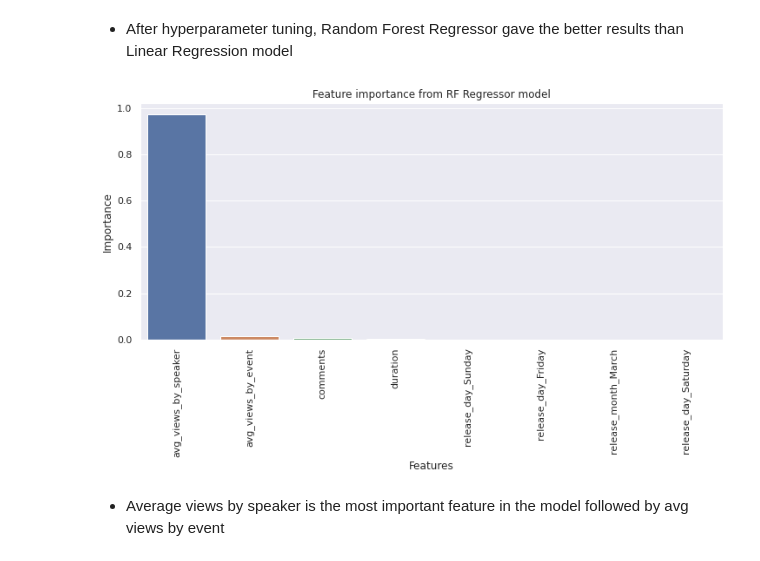
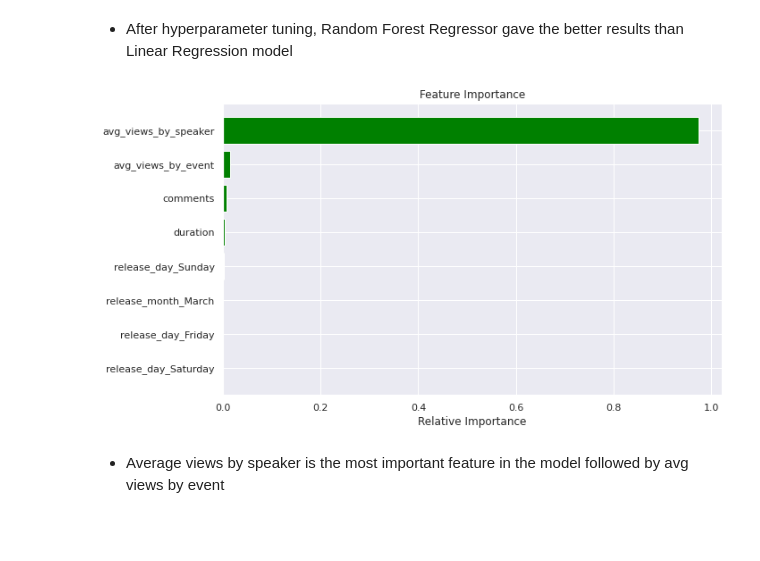
Before and after one commit to Aehteshaam-Shaikh/Ted-Talk-views-prediction, a Jupyter notebook: Ted_Talk_Views_Prediction.ipynb, the cells around one changed output. Drawn from its saved outputs; the diff is of its cells as text; code cells hidden in the pictures; blank space fills up the shorter version.

```diff
--- a/Ted_Talk_Views_Prediction.ipynb
+++ b/Ted_Talk_Views_Prediction.ipynb
@@ -955,10 +945,10 @@ Adjusted R2 :  0.769544473647101
 # %%
 rf2=RandomForestRegressor(criterion='mae')
 grid_values = {'n_estimators':[50, 80, 100, 120], 'max_depth':[3, 5, 7]}
-rf2 = GridSearchCV(rf2, param_grid = grid_values, cv=5)
+rf2_grid = GridSearchCV(rf2, param_grid = grid_values, cv=5)
 
 # Fit the object to train dataset
-rf2.fit(X_train, Y_train)
+rf2_grid.fit(X_train, Y_train)
 # %% [output]
 GridSearchCV(cv=5, error_score=nan,
              estimator=RandomForestRegressor(bootstrap=True, ccp_alpha=0.0,
@@ -999,17 +1002,18 @@ optimal_rf_model
 # %% [markdown]
 * After hyperparameter tuning, Random Forest Regressor gave the better results than Linear Regression model
-# %%
-# getting most important features according to RF regressor
-imp_features = pd.DataFrame({'Features': x.columns,
-                                'Importance': rf2.best_estimator_.feature_importances_})
-
-imp_features.sort_values(by=['Importance'], axis='index', ascending=False, inplace=True)
-fig = plt.figure(figsize=(12, 5))
-sns.barplot(x='Features', y='Importance', data=imp_features)
-plt.xticks(rotation='vertical')
-plt.title('Feature importance from RF Regressor model')
-plt.show()
-# %% [output]
-[figure, removed]
+# %%
+# getting features according to their importance in prediction
+features = X_train.columns
+importances = rf2_grid.best_estimator_.feature_importances_
+indices = np.argsort(importances)
+# %%
+# plotting important features
+plt.figure(figsize=(10,6))
+plt.barh(range(len(indices)), importances[indices], color='green', align='center')
+plt.yticks(range(len(indices)), [features[i] for i in indices])
+plt.title('Feature Importance')
+plt.xlabel('Relative Importance');
+# %% [output]
+[figure, added]
 # %% [markdown]
 * Average views by speaker is the most important feature in the model followed by avg views by event
```
Also changed, not shown: parts of 29 cells of this notebook.
